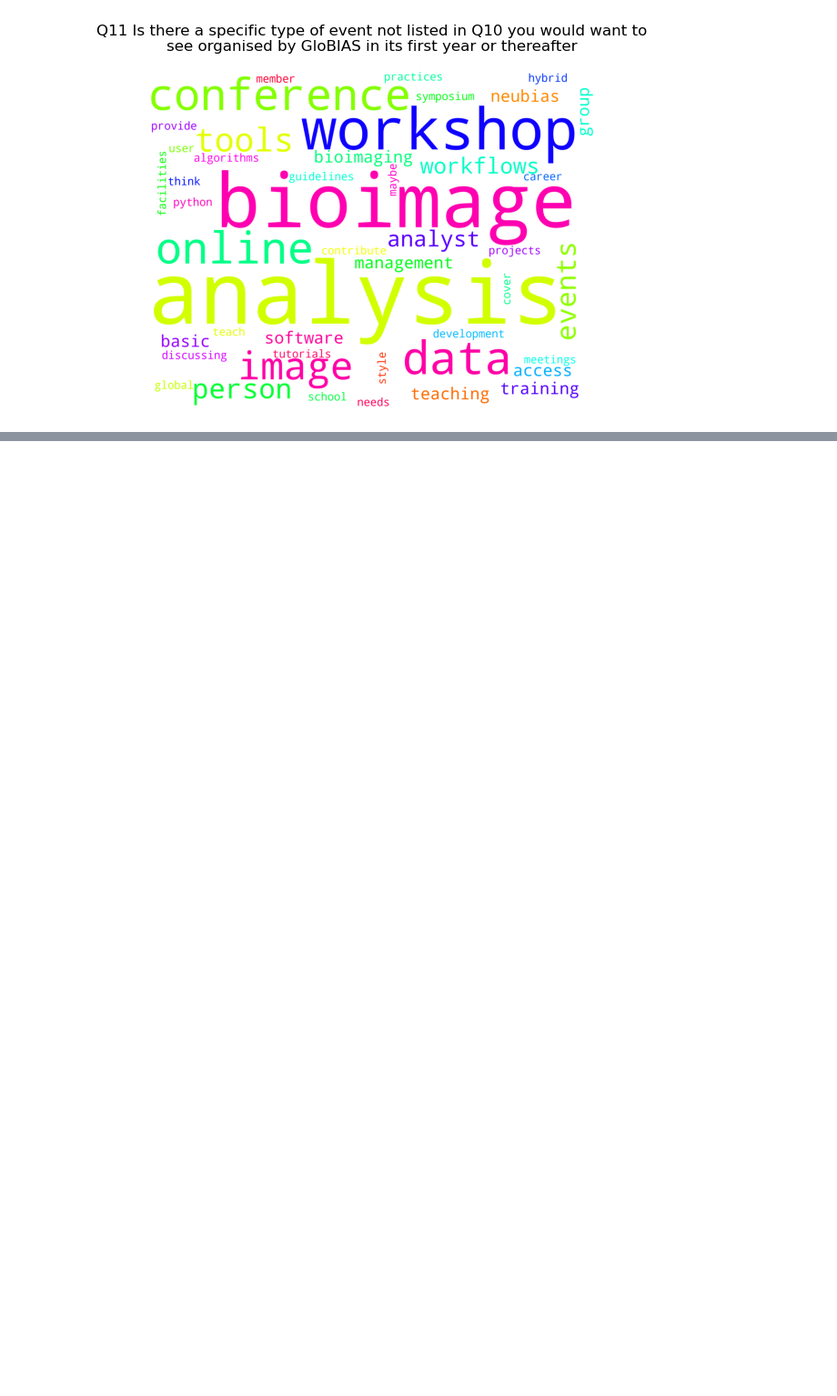
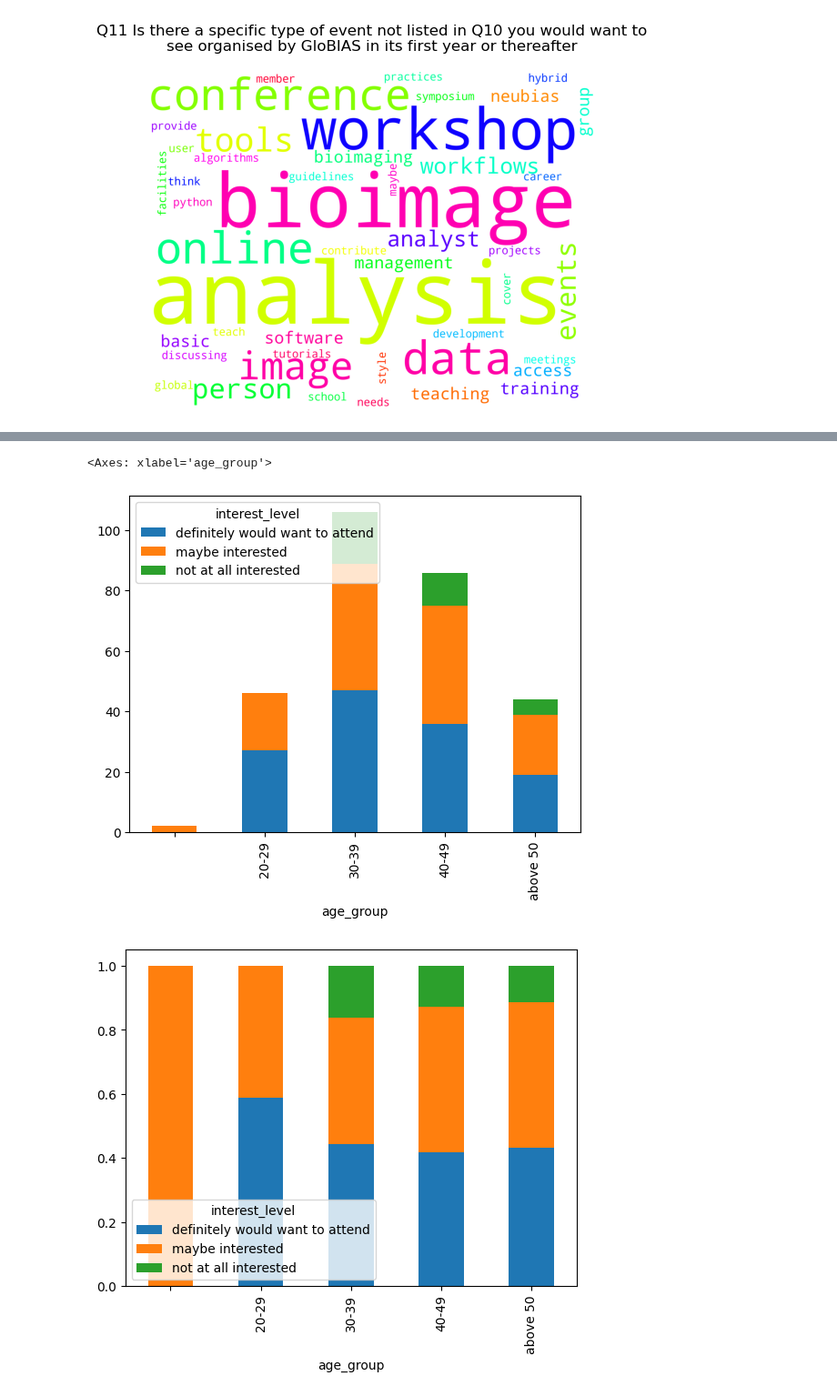
Before and after one commit to GloBIAS-BioimageAnalysts/Survey_2024, a Jupyter notebook: notebooks/whatweshoulddo.ipynb, the cells around one changed output, grey strips where cells are left out. Shown at 91% size. Saved outputs shown, nothing was run; the diff lists cells and outputs as text; code cells hidden in the pictures; blank space fills up the shorter version.

Commit message:
Add analysis of interest in basic knowledge grouped by career stage to whatweshoulddo nb

```diff
--- a/notebooks/whatweshoulddo.ipynb
+++ b/notebooks/whatweshoulddo.ipynb
@@ -74,0 +81,16 @@ utils.wordcloud_func(
+# %%
+col_name = 'Q10 What type of activity would you want GloBIAS to offer in the first twelve months after its foundation [provide basic knowledge and vocabulary of new developments in bioimage analysis for better communication between computer scientists, life scientists, imaging specialists and software developers]'
+selected_df = df[df[col_name].str.contains("a")][["What is your age group", "Which of these describe your position Choose all options that apply", col_name]]
+selected_df.rename(columns={"What is your age group": "age_group",
+                            "Which of these describe your position Choose all options that apply": "positions",
+                            col_name: "interest_level"},
+                    inplace=True)
+selected_df.dropna(subset=["positions"], inplace=True)
+selected_df["positions"] = selected_df["positions"].apply(lambda x: ", ".join(set(filter(None, x.lower().replace(', ', ',').split(',')))))
+# %%
+selected_df.groupby("age_group")["interest_level"].value_counts().unstack().plot(kind="bar", stacked=True)
+selected_df.groupby("age_group")["interest_level"].value_counts(normalize=True).unstack().plot(kind="bar", stacked=True)
+# %% [output]
+<Axes: xlabel='age_group'>
+[figure, added]
+[figure, added]
```
Also changed, not shown: parts of 7 cells of this notebook.
